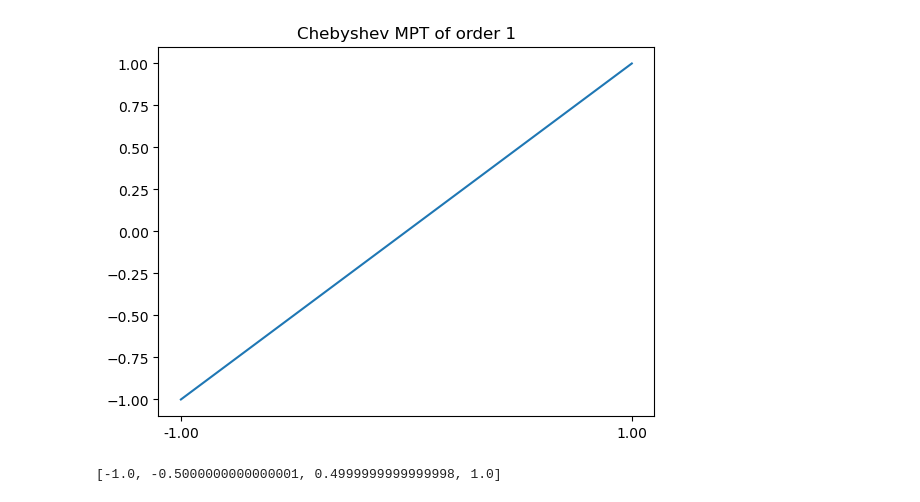
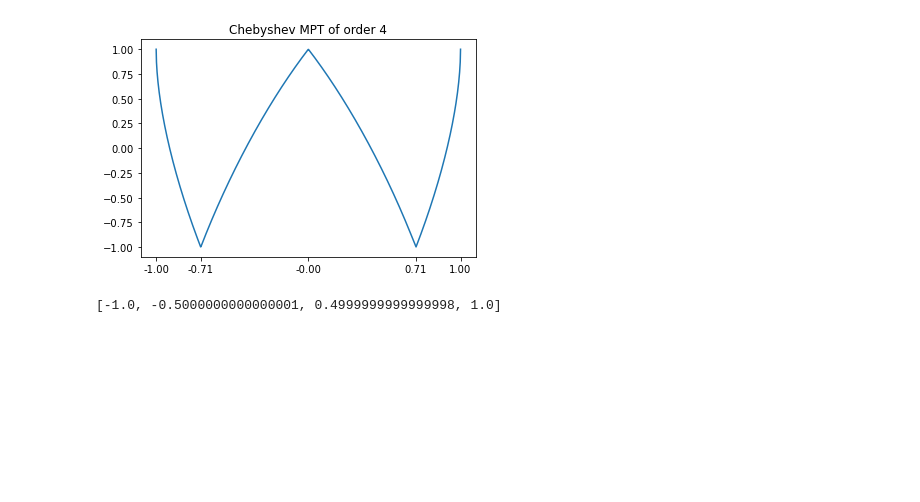
Before and after one commit to michaelgordy/chebyshevMPT, a Jupyter notebook: notebooks/play1.ipynb, the cells around one changed output. Drawn from its saved outputs; the diff is of its cells as text; code cells hidden in the pictures; blank space fills up the shorter version.

```diff
--- a/notebooks/play1.ipynb
+++ b/notebooks/play1.ipynb
@@ -35,19 +35,19 @@ Coefficient sums: 4.440892098500626e-16 -2.220446049250313e-16
 # %%
 import matplotlib.pyplot as plt
 
-order = 1
+order = 4
 chebym = ChebyshevMPT(order)
 u = linspace(-1.0,1.0,num=1000, endpoint=True)
 S = [chebym.S(u1) for u1 in u]
 fig, ax = plt.subplots()
 ax.plot(u,S)
 ax.set_title(f"Chebyshev MPT of order {order}")
 ax.set_xticks(chebym.extrema)
 extrstr = ["{:.2f}".format(x) for x in chebym.extrema]
 ax.set_xticklabels(extrstr)
 plt.show()
 #plt.plot(u, y1, label='S1', color='red', linestyle='--')
 # %% [output]
-[figure, old version]
+[figure, new version]
 # %%
 order = 3
```
Also changed, not shown: parts of 5 cells of this notebook, 2 other files.
